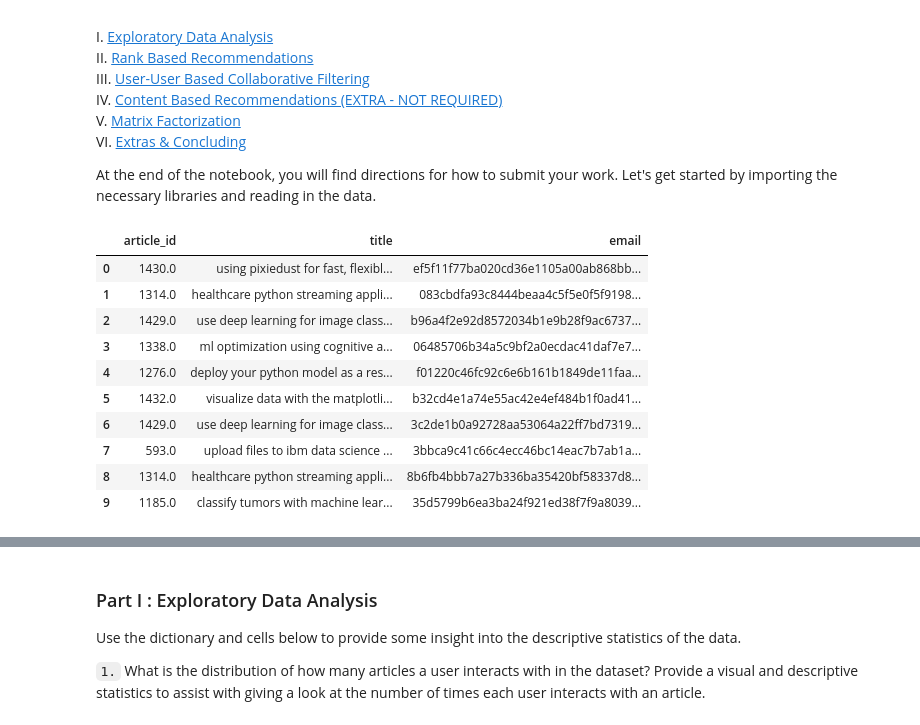
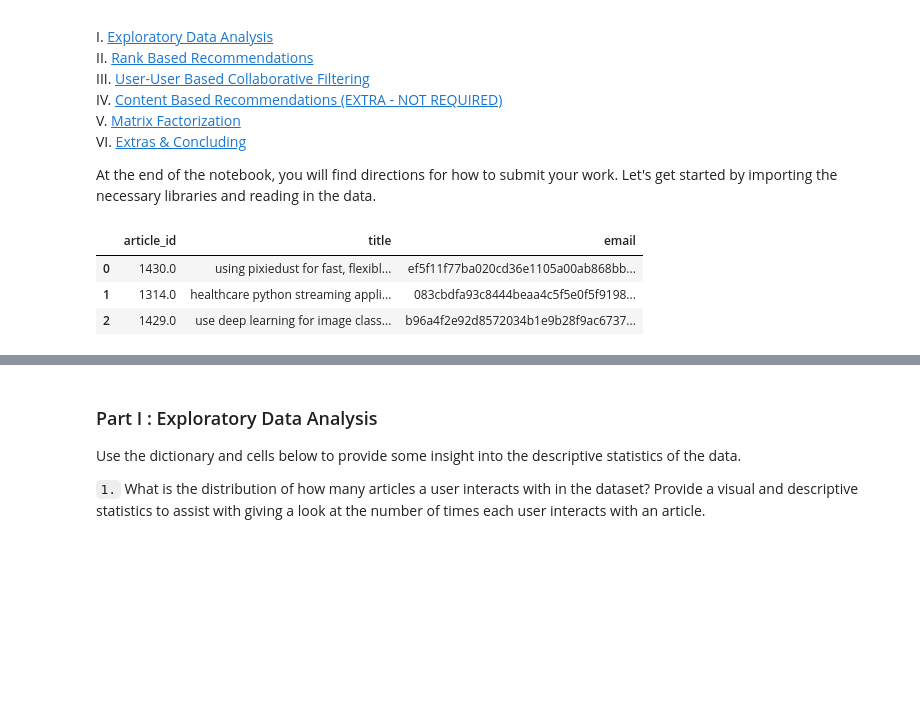
Before and after one commit to kate-asarar/Recommendations_with_IBM, a Jupyter notebook: Recommendations_with_IBM.ipynb, the cells around one changed output, grey strips where cells are left out. Cells and saved outputs as stored; diff of their text form; code cells hidden in the pictures; blank space fills up the shorter version.

```diff
--- a/Recommendations_with_IBM.ipynb
+++ b/Recommendations_with_IBM.ipynb
@@ -22,31 +22,24 @@ At the end of the notebook, you will find directions for how to submit your work
 # %%
 import pandas as pd
 import numpy as np
 import matplotlib.pyplot as plt
 import project_tests as t
 import pickle
 
 %matplotlib inline
 
 df = pd.read_csv('data/user-item-interactions.csv')
 df_content = pd.read_csv('data/articles_community.csv')
 del df['Unnamed: 0']
 del df_content['Unnamed: 0']
 
 # Show df to get an idea of the data
-df.head(10)
+df.head(3)
 # %% [output]
 |  | article_id | title | email |
 | 0 | 1430.0 | using pixiedust for fast, flexibl... | ef5f11f77ba020cd36e1105a00ab868bb... |
 | 1 | 1314.0 | healthcare python streaming appli... | 083cbdfa93c8444beaa4c5f5e0f5f9198... |
 | 2 | 1429.0 | use deep learning for image class... | b96a4f2e92d8572034b1e9b28f9ac6737... |
-| 3 | 1338.0 | ml optimization using cognitive a... | 06485706b34a5c9bf2a0ecdac41daf7e7... |
-| 4 | 1276.0 | deploy your python model as a res... | f01220c46fc92c6e6b161b1849de11faa... |
-| 5 | 1432.0 | visualize data with the matplotli... | b32cd4e1a74e55ac42e4ef484b1f0ad41... |
-| 6 | 1429.0 | use deep learning for image class... | 3c2de1b0a92728aa53064a22ff7bd7319... |
-| 7 | 593.0 | upload files to ibm data science ... | 3bbca9c41c66c4ecc46bc14eac7b7ab1a... |
-| 8 | 1314.0 | healthcare python streaming appli... | 8b6fb4bbb7a27b336ba35420bf58337d8... |
-| 9 | 1185.0 | classify tumors with machine lear... | 35d5799b6ea3ba24f921ed38f7f9a8039... |
 # %%
 # Show df_content to get an idea of the data
 df_content.head()
```
Also changed, not shown: parts of 16 cells of this notebook.
